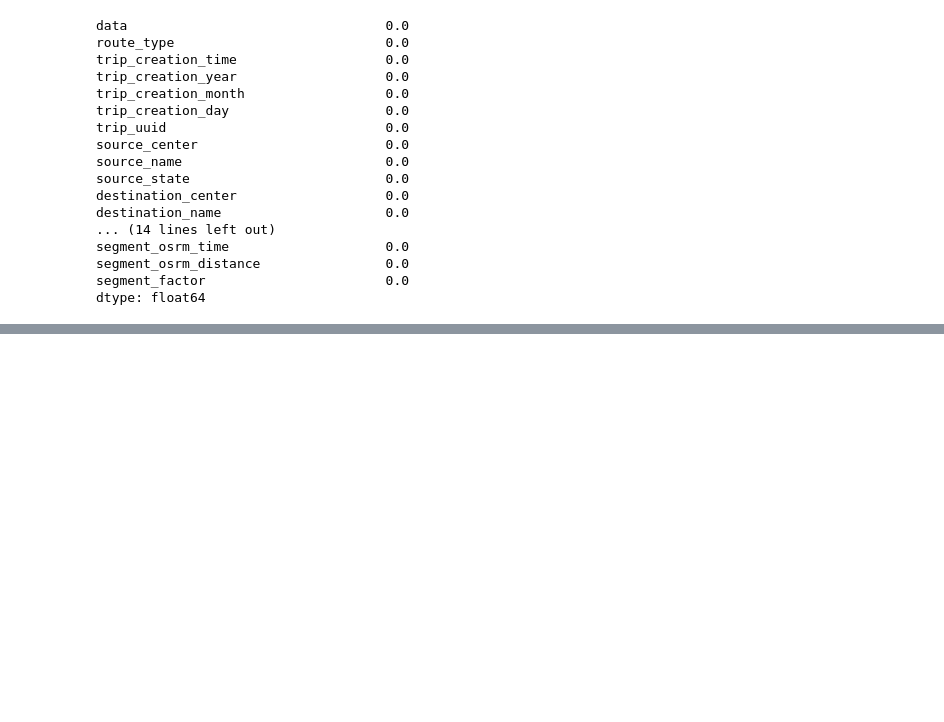
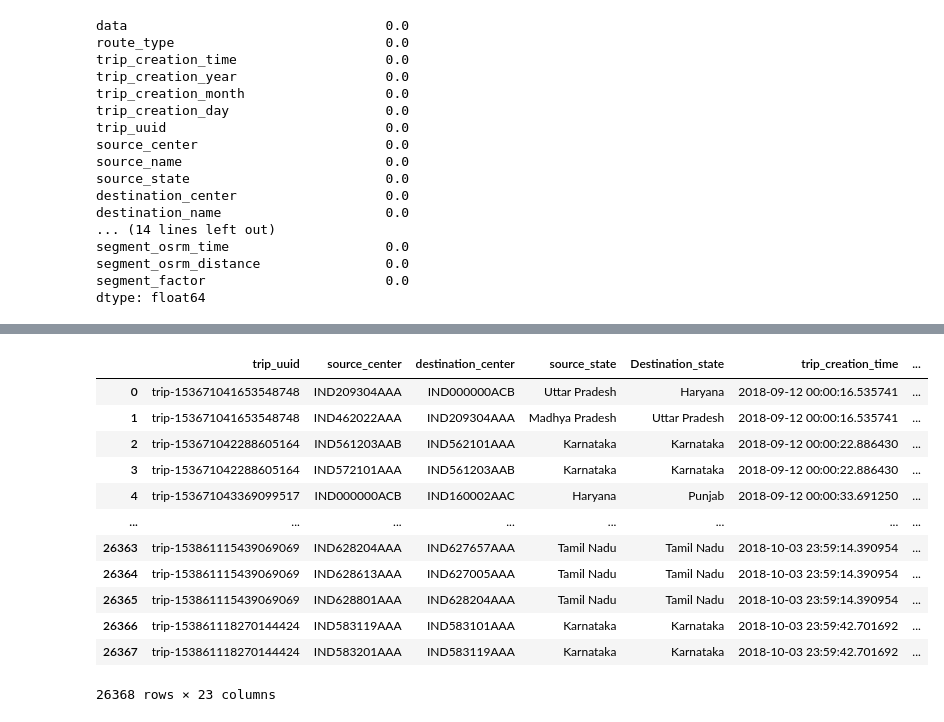
Before and after one commit to Navaneeth-7/scaler_logistics_service, a Jupyter notebook: file_1.ipynb, the cells around one changed output, grey strips where cells are left out. Drawn from its saved outputs; the diff is of its cells as text; code cells hidden in the pictures; blank space fills up the shorter version.

```diff
--- a/file_1.ipynb
+++ b/file_1.ipynb
@@ -221,0 +245,22 @@ dtype: float64
+# %%
+table_2 = df.groupby(["trip_uuid","source_center","destination_center"]).aggregate({"source_state":pd.Series.mode,\
+                                                                        "Destination_state":pd.Series.mode,\
+                                                                        "trip_creation_time":"max",\
+                                                                        "od_start_time":"max",\
+                                                                        "od_end_time":"max",\
+                                                                        "trip_creation_month":"max",\
+                                                                        "trip_creation_year":"max",\
+                                                                        "trip_creation_day":"max",\
+                                                                        "cutoff_timestamp":"max",\
+                                                                        "start_scan_to_end_scan":"max",\
+                                                                        "calculated_start_scan_to_end_scan":"max",\
+                                                                        "actual_distance_to_destination":"max",\
+                                                                         "actual_time":"max",\
+                                                                         "osrm_time":"max",\
+                                                                         "osrm_distance":"max",\
+                                                                        "cutoff_factor":"median",\
+                                                                        "segment_actual_time":"sum",\
+                                                                        "segment_osrm_time":"sum",\
+                                                                         "segment_osrm_distance":"sum",\
+                                                                         "segment_factor":"median"
+                                                                        }).reset_index()
@@ -221,0 +283,16 @@ dtype: float64
+# %%
+table_2
+# %% [output]
+|  | trip_uuid | source_center | destination_center | source_state | Destination_state | trip_creation_time | ... |
+| 0 | trip-153671041653548748 | IND209304AAA | IND000000ACB | Uttar Pradesh | Haryana | 2018-09-12 00:00:16.535741 | ... |
+| 1 | trip-153671041653548748 | IND462022AAA | IND209304AAA | Madhya Pradesh | Uttar Pradesh | 2018-09-12 00:00:16.535741 | ... |
+| 2 | trip-153671042288605164 | IND561203AAB | IND562101AAA | Karnataka | Karnataka | 2018-09-12 00:00:22.886430 | ... |
+| 3 | trip-153671042288605164 | IND572101AAA | IND561203AAB | Karnataka | Karnataka | 2018-09-12 00:00:22.886430 | ... |
+| 4 | trip-153671043369099517 | IND000000ACB | IND160002AAC | Haryana | Punjab | 2018-09-12 00:00:33.691250 | ... |
+| ... | ... | ... | ... | ... | ... | ... | ... |
+| 26363 | trip-153861115439069069 | IND628204AAA | IND627657AAA | Tamil Nadu | Tamil Nadu | 2018-10-03 23:59:14.390954 | ... |
+| 26364 | trip-153861115439069069 | IND628613AAA | IND627005AAA | Tamil Nadu | Tamil Nadu | 2018-10-03 23:59:14.390954 | ... |
+| 26365 | trip-153861115439069069 | IND628801AAA | IND628204AAA | Tamil Nadu | Tamil Nadu | 2018-10-03 23:59:14.390954 | ... |
+| 26366 | trip-153861118270144424 | IND583119AAA | IND583101AAA | Karnataka | Karnataka | 2018-10-03 23:59:42.701692 | ... |
+| 26367 | trip-153861118270144424 | IND583201AAA | IND583119AAA | Karnataka | Karnataka | 2018-10-03 23:59:42.701692 | ... |
+26368 rows × 23 columns
```
Also changed, not shown: parts of 24 cells of this notebook, 2 other files.
